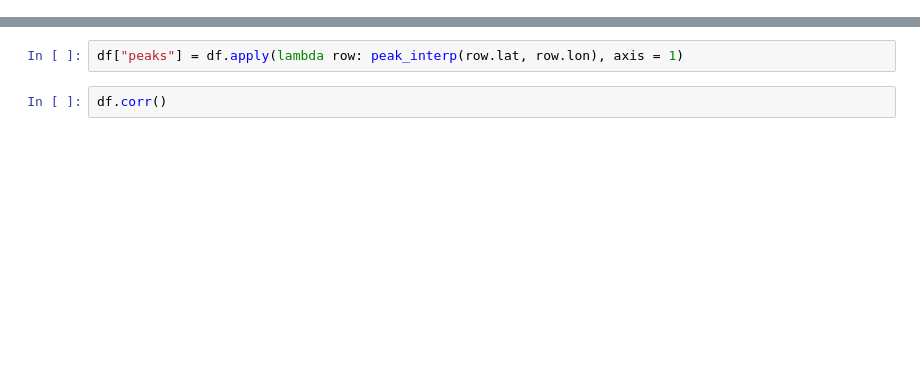
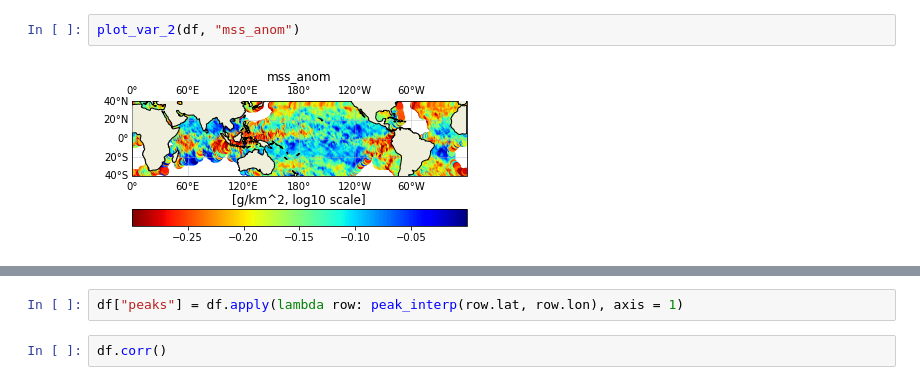
Before and after one commit to Syverkok/Master_Thesis_Syver, a Jupyter notebook: analasis_opplegg.ipynb, the cells around one changed output, grey strips where cells are left out. Cells and saved outputs as stored; diff of their text form; blank space fills up the shorter version.

```diff
--- a/analasis_opplegg.ipynb
+++ b/analasis_opplegg.ipynb
@@ -26,0 +67,4 @@ df = interp_microplastics(df)
+# %%
+plot_var_2(df, "mss_anom")
+# %% [output]
+[figure, added]
```
Also changed, not shown: parts of 17 cells of this notebook, 9 other files.
